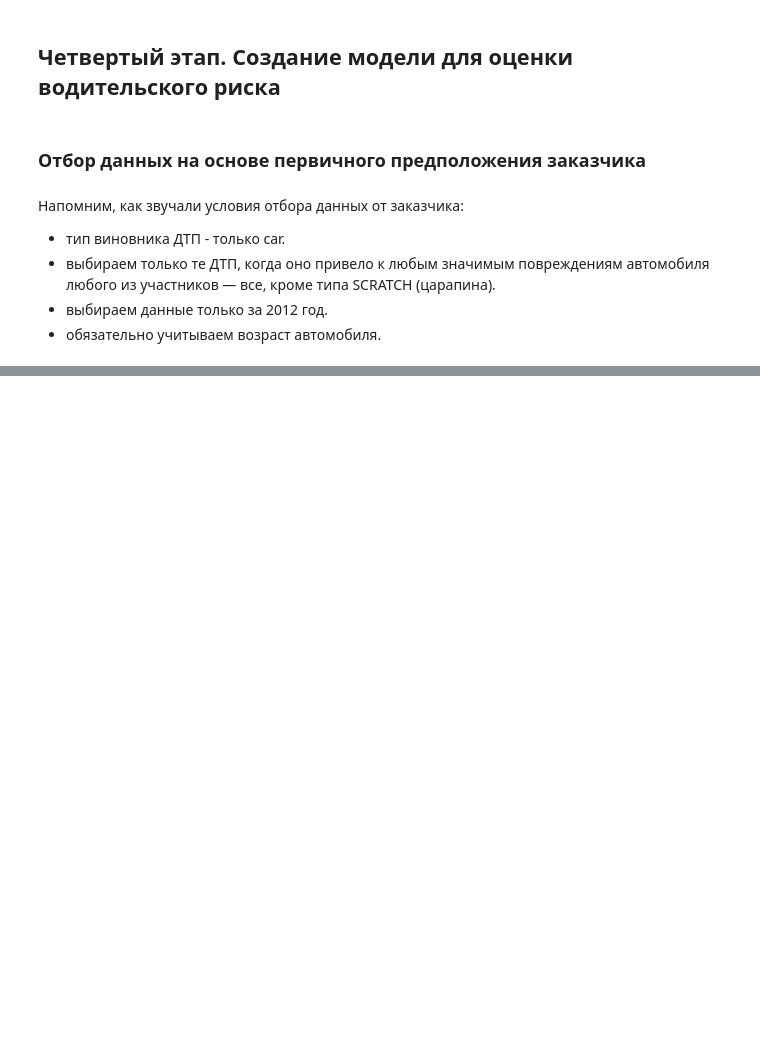
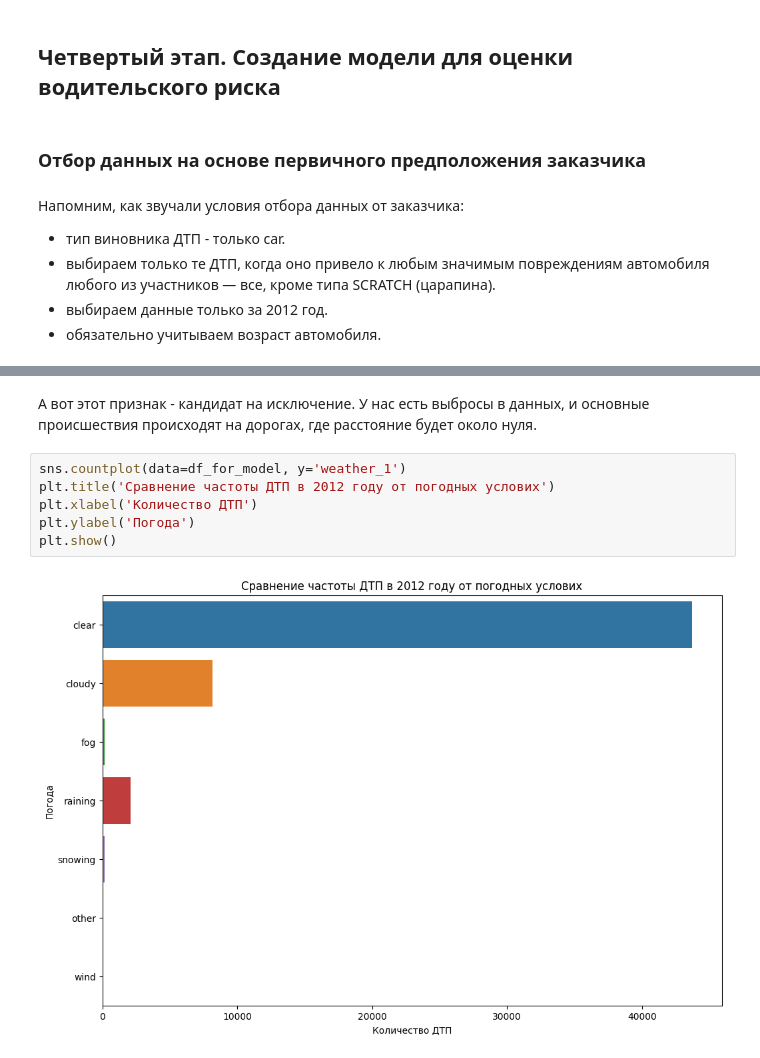
Before and after one commit to BelkaBoguto/pj_15, a Jupyter notebook: sborniy_boguto_v1.ipynb, the cells around one changed output, grey strips where cells are left out. Cells and saved outputs as stored; diff of their text form; blank space fills up the shorter version.

```diff
--- a/sborniy_boguto_v1.ipynb
+++ b/sborniy_boguto_v1.ipynb
@@ -980,0 +1293,10 @@ df_2012.head()
+# %% [markdown]
+А вот этот признак - кандидат на исключение. У нас есть выбросы в данных, и основные происшествия происходят на дорогах, где расстояние будет около нуля.
+# %%
+sns.countplot(data=df_for_model, y='weather_1')
+plt.title('Сравнение частоты ДТП в 2012 году от погодных услових')
+plt.xlabel('Количество ДТП')
+plt.ylabel('Погода')
+plt.show()
+# %% [output]
+[figure, added]
```
Also changed, not shown: parts of 50 cells of this notebook, 1 other file.
